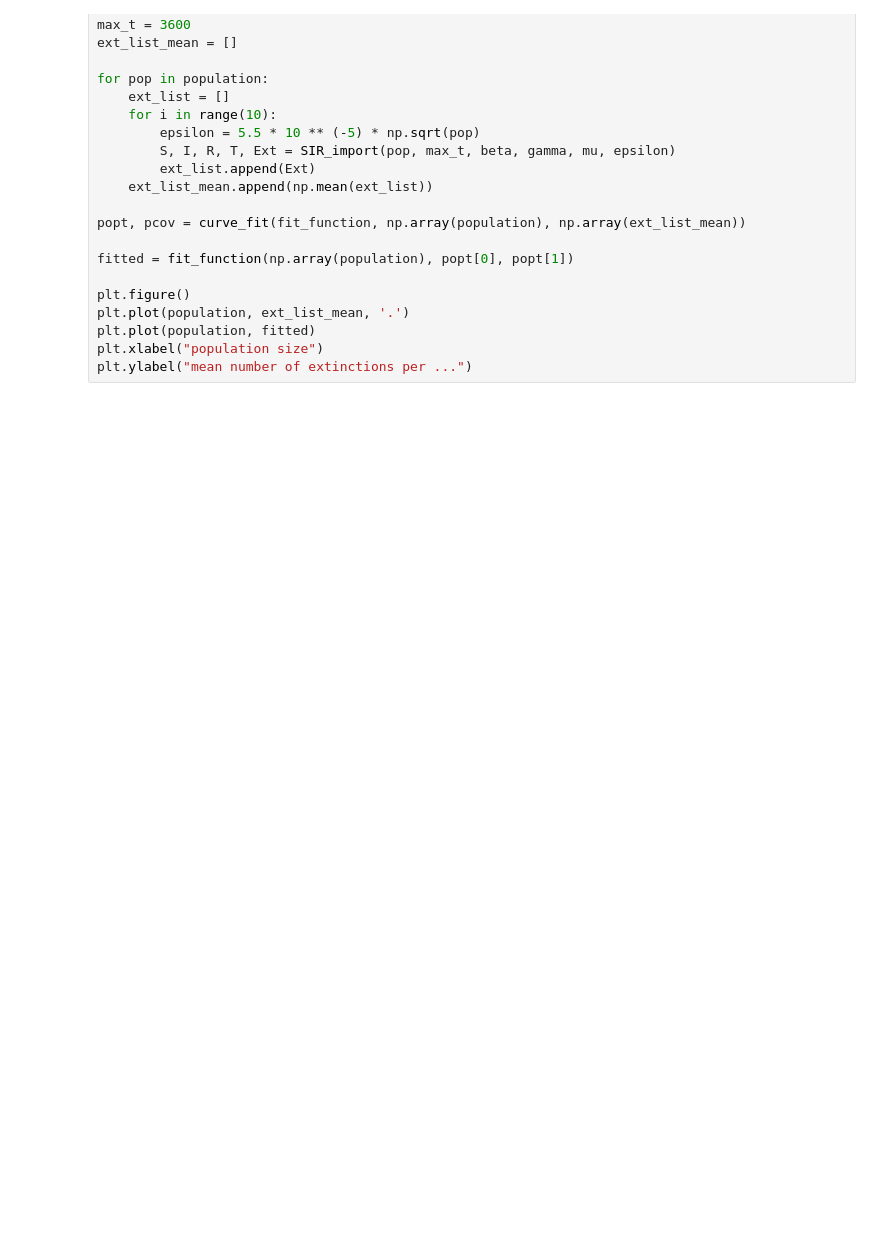
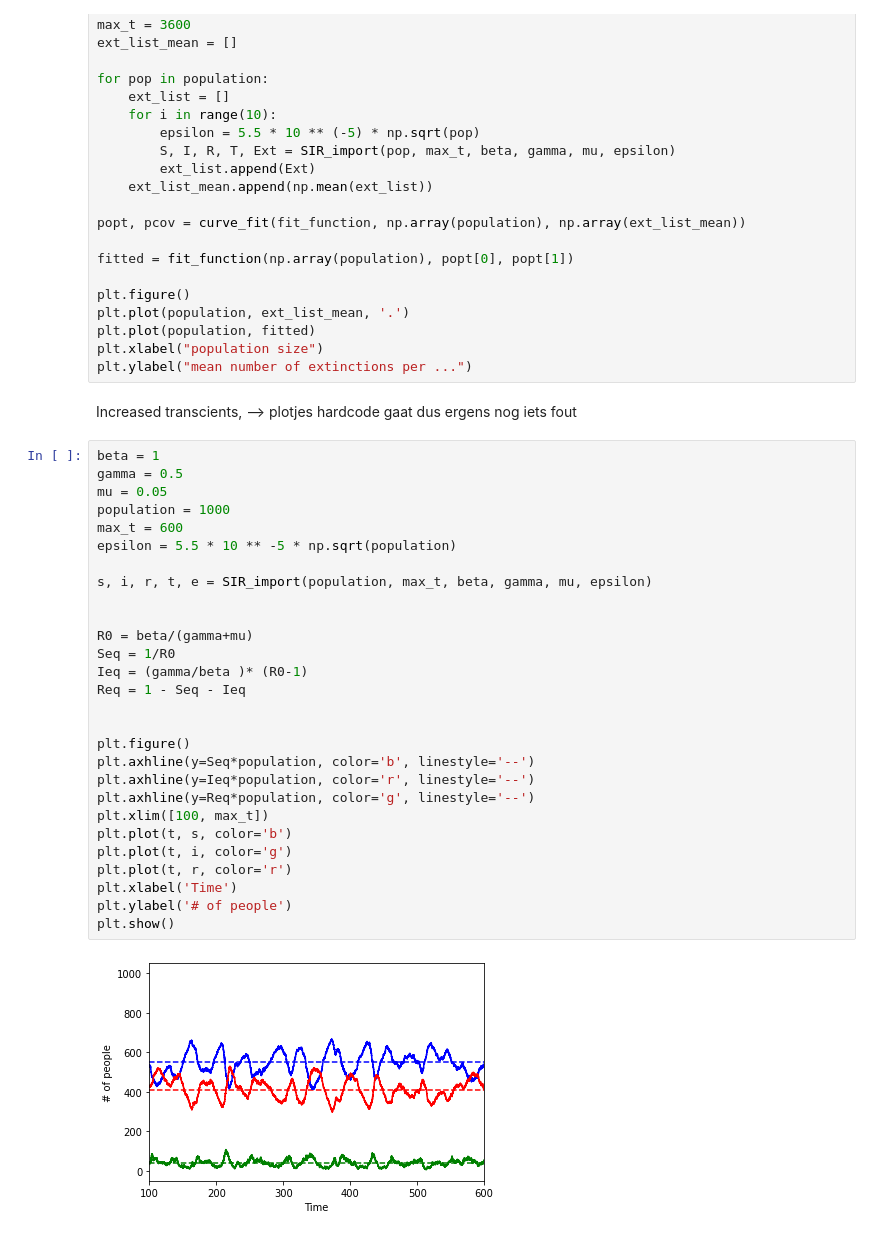
Before and after one commit to JaccovanWijk/CLSIntro2, a Jupyter notebook: Assignment 2.ipynb, the cells around one changed output. Drawn from its saved outputs; the diff is of its cells as text; blank space fills up the shorter version.

Commit message:
new update, also transcient included

```diff
--- a/Assignment 2.ipynb
+++ b/Assignment 2.ipynb
@@ -337,3 +345,35 @@ plt.plot(population, ext_list_mean, '.')
 plt.plot(population, fitted)
 plt.xlabel("population size")
 plt.ylabel("mean number of extinctions per ...")
+# %% [markdown]
+Increased transcients, --> plotjes hardcode gaat dus ergens nog iets fout
+# %%
+beta = 1
+gamma = 0.5
+mu = 0.05
+population = 1000
+max_t = 600
+epsilon = 5.5 * 10 ** -5 * np.sqrt(population)
+
+s, i, r, t, e = SIR_import(population, max_t, beta, gamma, mu, epsilon)
+
+
+R0 = beta/(gamma+mu)
+Seq = 1/R0
+Ieq = (gamma/beta )* (R0-1)
+Req = 1 - Seq - Ieq
+
+
+plt.figure()
+plt.axhline(y=Seq*population, color='b', linestyle='--')
+plt.axhline(y=Ieq*population, color='r', linestyle='--')
+plt.axhline(y=Req*population, color='g', linestyle='--')
+plt.xlim([100, max_t])
+plt.plot(t, s, color='b')
+plt.plot(t, i, color='g')
+plt.plot(t, r, color='r')
+plt.xlabel('Time')
+plt.ylabel('# of people')
+plt.show()
+# %% [output]
+[figure, added]
```
Also changed, not shown: parts of 5 cells of this notebook, 1 other file.
